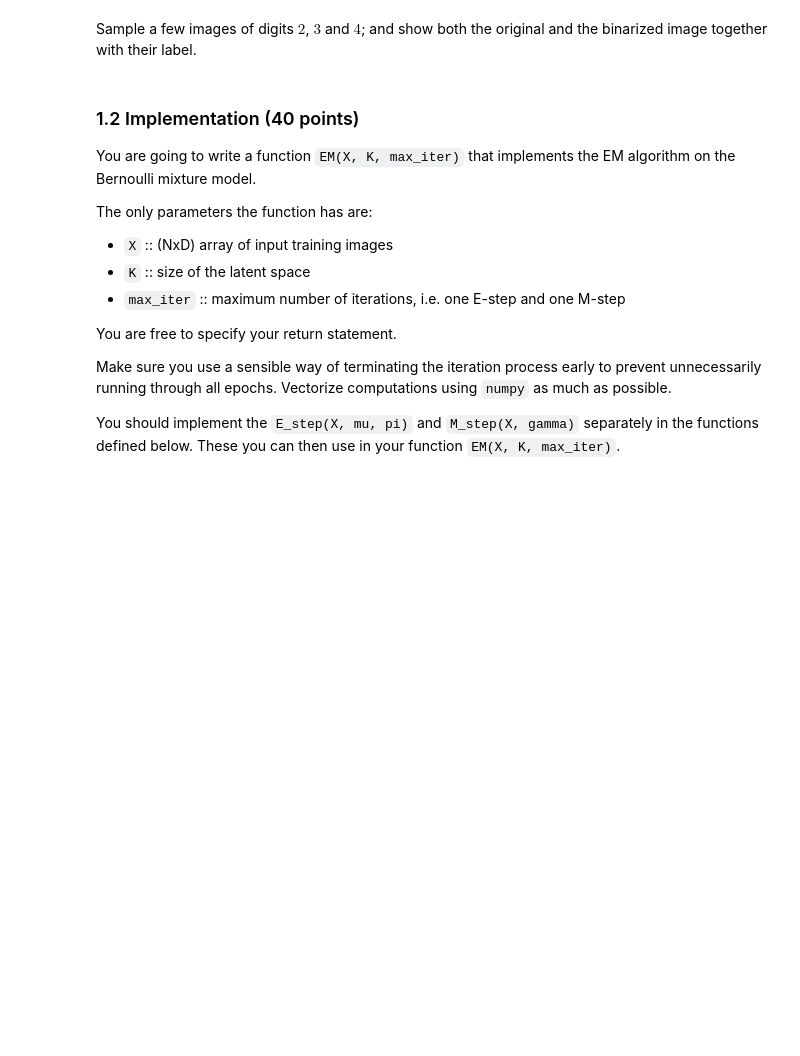
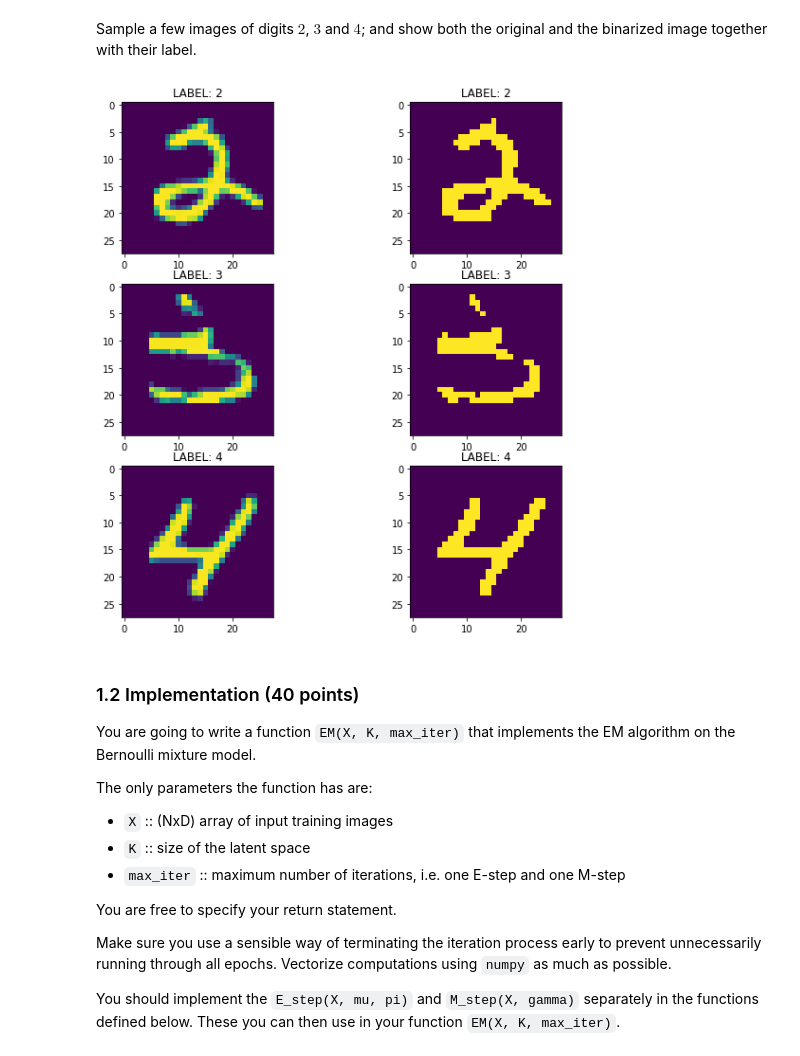
Before and after one commit to florianmohnert/ML2, a Jupyter notebook: lab3/lab3.ipynb, the cells around one changed output. Cells and saved outputs as stored; diff of their text form; code cells hidden in the pictures; blank space fills up the shorter version.

````diff
--- a/lab3/lab3.ipynb
+++ b/lab3/lab3.ipynb
@@ -64,10 +64,10 @@ where $x_i$ is the value of pixel $i$ in an image, $\mu_{ki}$ represents the pro
 # %% [markdown]
 ### 1.1 Binary data (5 points)
 As we like to apply our Bernoulli mixture model, write a function `binarize` to convert the (flattened) MNIST data to binary images, where each pixel $x_i \in \{0,1\}$, by thresholding at an appropriate level.
-# %%
-def binarize(X):
-    # YOUR CODE HERE
-    raise NotImplementedError()
+# %%
+def binarize(X):
+        binarized = X > 128
+        return binarized.astype(float)
 # %%
 # Test test test!
 bin_train_data = binarize(train_data)
@@ -81,3 +78,41 @@ raise NotImplementedError()
+# %%
+# YOUR CODE HERE
+from matplotlib import pyplot as plt
+plt.rcParams['figure.figsize'] = [10, 10]
+
+#samples from digits 2,3 and 4
+itemindex_two = np.array(np.where(train_labels==2))
+itemindex_three = np.array(np.where(train_labels==3))
+itemindex_four = np.array(np.where(train_labels==4))
+
+samples_two = numpy.random.choice(range(itemindex_two.shape[1]),1)
+samples_three = numpy.random.choice(range(itemindex_three.shape[1]),1)
+samples_four = numpy.random.choice(range(itemindex_four.shape[1]),1)
+
+# plotting
+fig = plt.figure()
+
+p1 = plt.subplot(3, 2, 1)
+plt.title("LABEL: 2")
+plt.imshow(train_data[itemindex_two[0,samples_two[0]]].reshape(28,28))
+p2 = plt.subplot(3, 2, 2)
+plt.title("LABEL: 2")
+plt.imshow(bin_train_data[itemindex_two[0,samples_two[0]]].reshape(28,28))
+p3 = plt.subplot(3, 2, 3)
+plt.title("LABEL: 3")
+plt.imshow(train_data[itemindex_three[0,samples_three[0]]].reshape(28,28))
+p4 = plt.subplot(3, 2, 4)
+plt.title("LABEL: 3")
+plt.imshow(bin_train_data[itemindex_three[0,samples_three[0]]].reshape(28,28))
+p5 = plt.subplot(3, 2, 5)
+plt.title("LABEL: 4")
+plt.imshow(train_data[itemindex_four[0,samples_four[0]]].reshape(28,28))
+p6 = plt.subplot(3, 2, 6)
+plt.title("LABEL: 4")
+plt.imshow(bin_train_data[itemindex_four[0,samples_four[0]]].reshape(28,28))
+plt.show()
+# %% [output]
+[figure, added]
 # %% [markdown]
 ### 1.2 Implementation (40 points)
 You are going to write a function ```EM(X, K, max_iter)``` that implements the EM algorithm on the Bernoulli mixture model.
````
Also changed, not shown: parts of 7 cells of this notebook.
